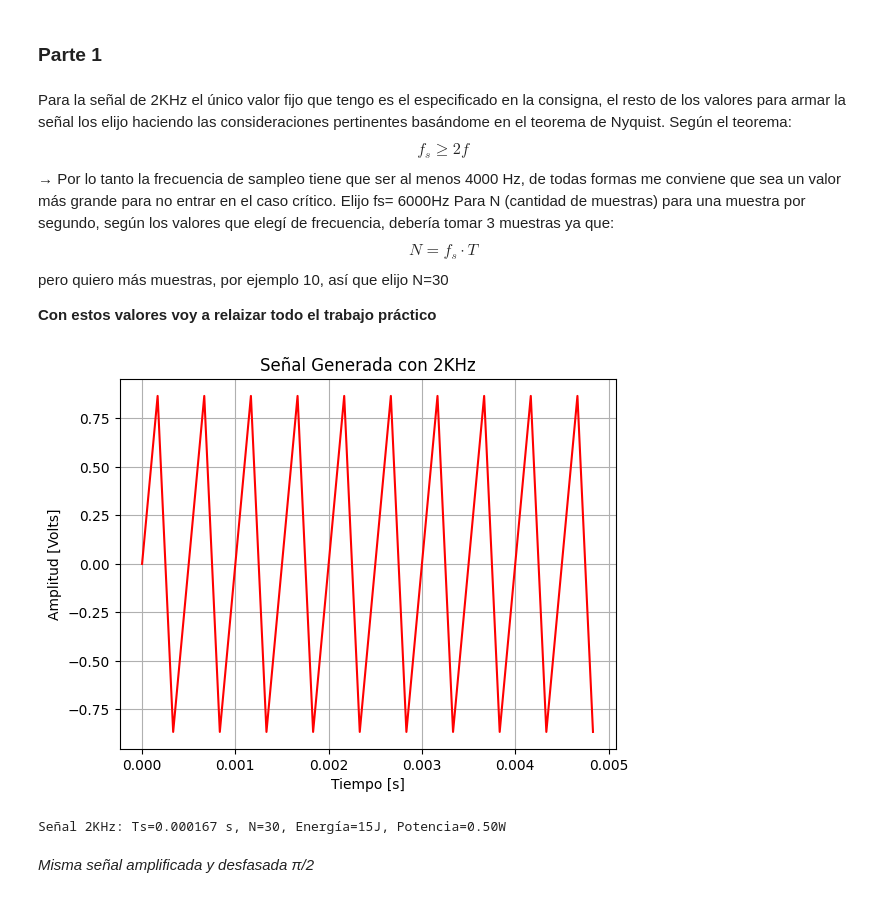
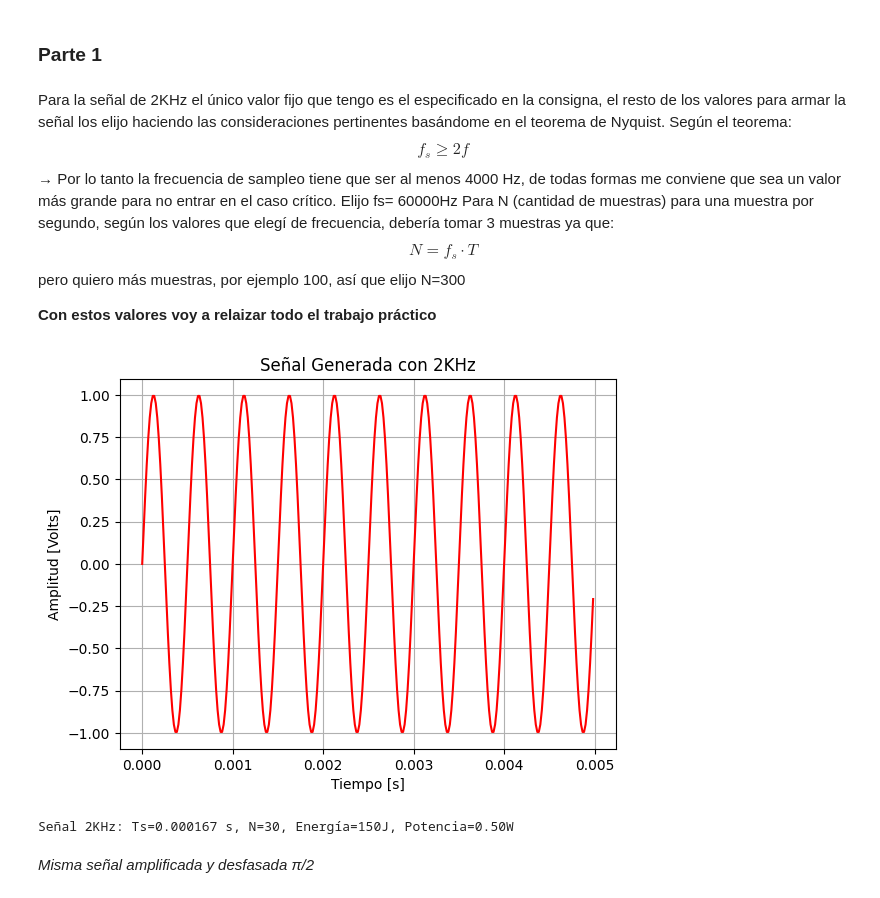
Before and after one commit to angiefantauzzofabio/APS, a Jupyter notebook: TS1_posta/TS1_entrega.ipynb, the cells around one changed output. Cells and saved outputs as stored; diff of their text form; code cells hidden in the pictures.

```diff
--- a/TS1_posta/TS1_entrega.ipynb
+++ b/TS1_posta/TS1_entrega.ipynb
@@ -100,27 +100,27 @@ def ortogonalidad(x1,x2):
 ### Parte 1
 # %% [markdown]
 Para la señal de 2KHz el único valor fijo que tengo es el especificado en la consigna, el resto de los valores para armar la señal los elijo haciendo las consideraciones pertinentes basándome en el teorema de Nyquist.
-Según el teorema: $$f_s \ge 2 f$$ → Por lo tanto la frecuencia de sampleo tiene que ser al menos 4000 Hz, de todas formas me conviene que sea un valor más grande para no entrar en el caso crítico. Elijo fs= 6000Hz
-Para N (cantidad de muestras) para una muestra por segundo, según los valores que elegí de frecuencia, debería tomar 3 muestras ya que: $$N = f_s \cdot T$$ pero quiero más muestras, por ejemplo 10, así que elijo N=30
+Según el teorema: $$f_s \ge 2 f$$ → Por lo tanto la frecuencia de sampleo tiene que ser al menos 4000 Hz, de todas formas me conviene que sea un valor más grande para no entrar en el caso crítico. Elijo fs= 60000Hz
+Para N (cantidad de muestras) para una muestra por segundo, según los valores que elegí de frecuencia, debería tomar 3 muestras ya que: $$N = f_s \cdot T$$ pero quiero más muestras, por ejemplo 100, así que elijo N=300
 
 **Con estos valores voy a relaizar todo el trabajo práctico**
 # %%
-tt, yy = generador_de_señales(1, 0, 2000, 0, 30, 6000)
+tt, yy = generador_de_señales(1, 0, 2000, 0, 300, 60000)
 plt.figure(1)
 plt.plot(tt, yy, color='red')
 plt.title('Señal Generada con 2KHz')
 plt.xlabel('Tiempo [s]')
 plt.ylabel('Amplitud [Volts]')
 plt.grid(True)
 plt.show()
 
 E1 = energia(yy)
 P1 = potencia(yy)
 
 print("Señal 2KHz: Ts=%f s, N=%d, Energía=%dJ, Potencia=%.2fW" % (1/6000, 30, E1,P1))
 # %% [output]
-[figure, old version]
+[figure, new version]
-Señal 2KHz: Ts=0.000167 s, N=30, Energía=15J, Potencia=0.50W
+Señal 2KHz: Ts=0.000167 s, N=30, Energía=150J, Potencia=0.50W
 # %% [markdown]
 
 *Misma señal amplificada y desfasada π/2*
```
Also changed, not shown: parts of 9 cells of this notebook, 1 other file.
